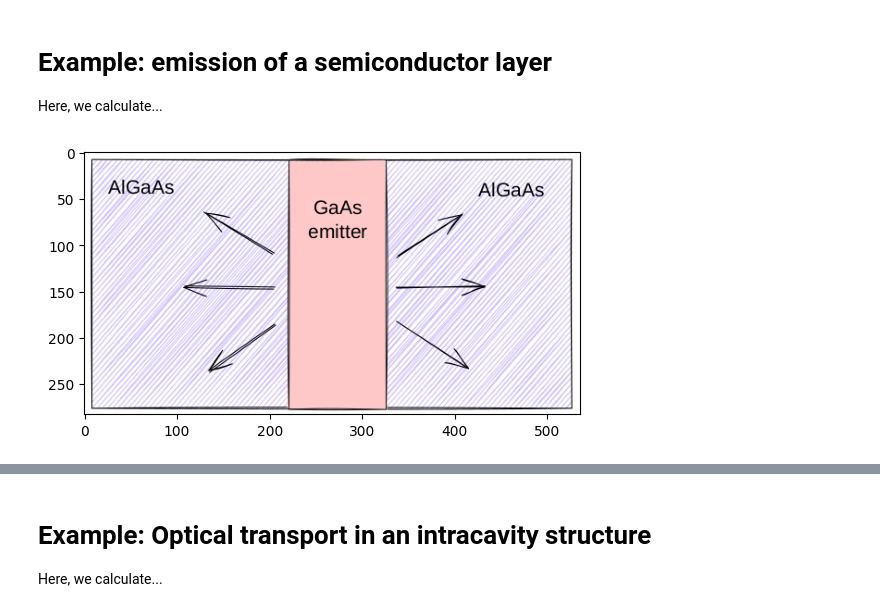
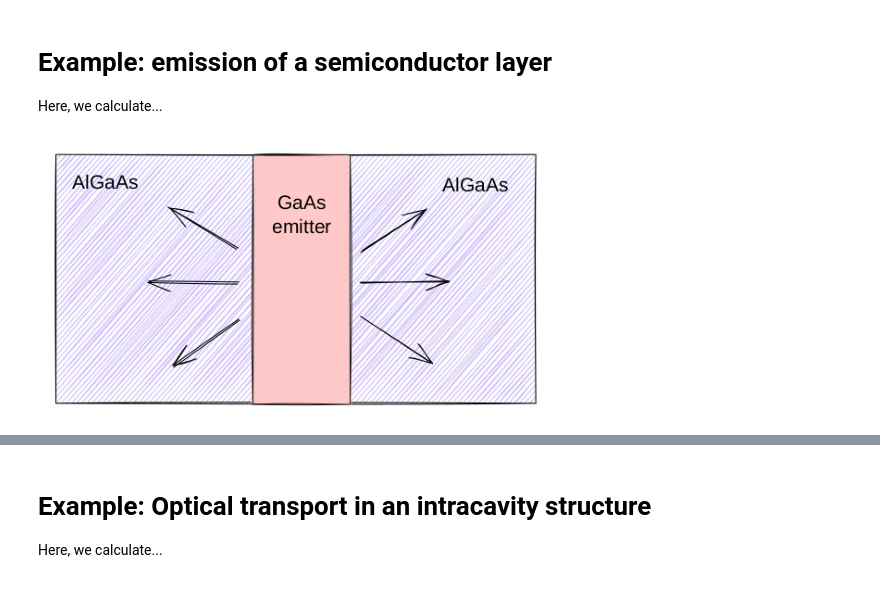
Before and after one commit to pyrykivisaari/admit-FED, a Jupyter notebook: examples.ipynb, the cells around one changed output, grey strips where cells are left out. Cells and saved outputs as stored; diff of their text form; code cells hidden in the pictures.

```diff
--- a/examples.ipynb
+++ b/examples.ipynb
@@ -44,11 +44,13 @@ Here, we calculate...
 # %%
 import matplotlib.pyplot as plt
 import matplotlib.image as mpimg
 image = mpimg.imread("images/example_emission.png")
-plt.imshow(image)
+fig1, ax1 = plt.subplots()
+ax1.imshow(image)
+ax1.set_axis_off()
 plt.show()
 # %% [output]
-[figure, old version]
+[figure, new version]
 # %%
 import example_emission
 # %% [output]
```
Also changed, not shown: parts of 3 cells of this notebook.
